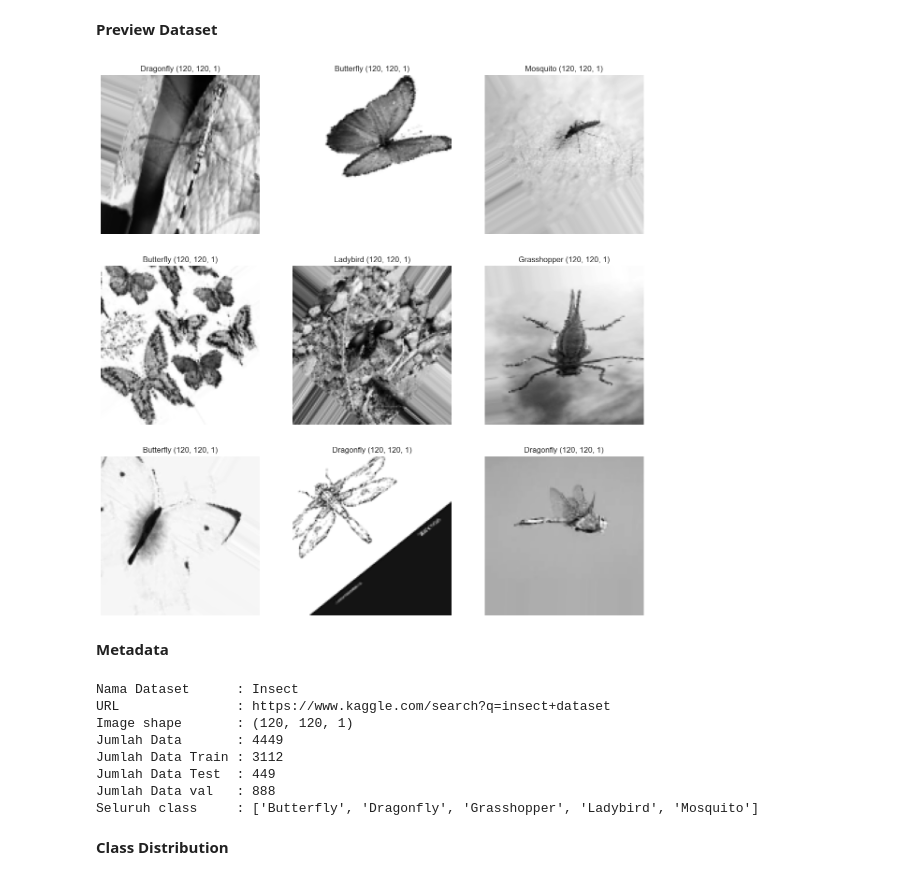
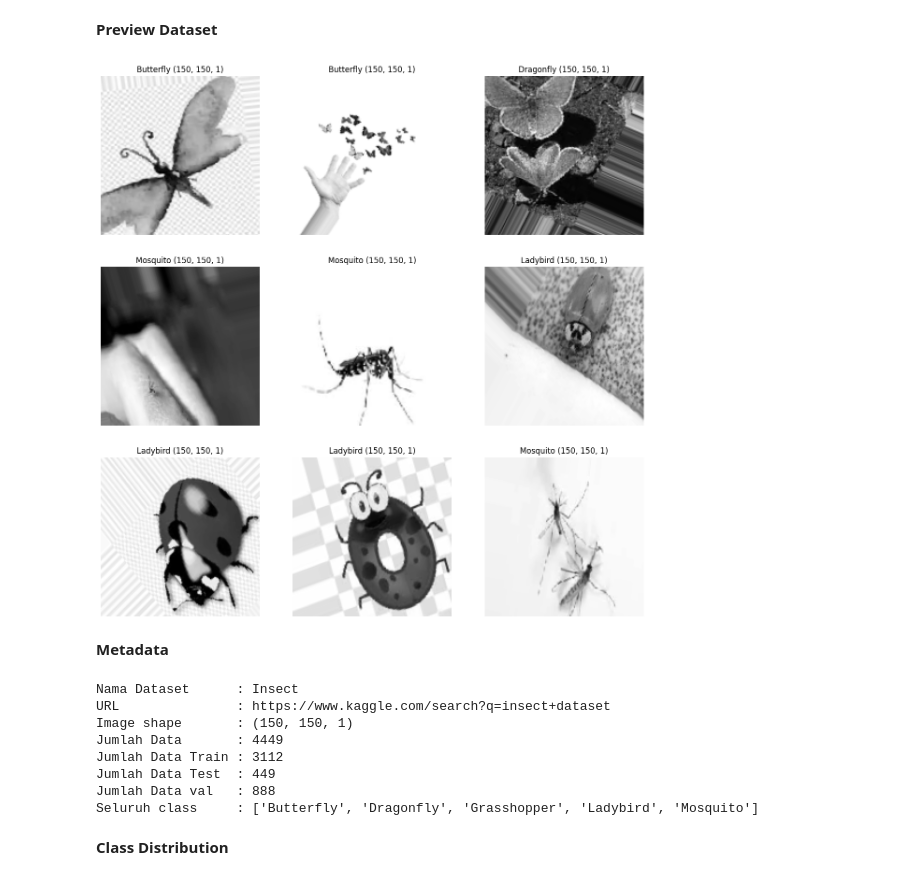
Before and after one commit to riskykrnawan/PA_KB, a Jupyter notebook: PA_KB.ipynb, the cells around one changed output. Drawn from its saved outputs; the diff is of its cells as text; code cells hidden in the pictures.

```diff
--- a/PA_KB.ipynb
+++ b/PA_KB.ipynb
@@ -81,21 +83,21 @@ train_image_generator = ImageDataGenerator(
 
 train = train_image_generator.flow_from_directory(
     train,
-    target_size=(120,120),
+    target_size=(150,150),
     batch_size=batch_size,
     color_mode="grayscale"
 )
 
 test = train_image_generator.flow_from_directory(
     test,
-    target_size=(120,120),
+    target_size=(150,150),
     batch_size=batch_size,
     color_mode="grayscale"
 )
 
 val = train_image_generator.flow_from_directory(
     val,
-    target_size=(120,120),
+    target_size=(150,150),
     batch_size=batch_size,
     color_mode="grayscale"
 )
@@ -119,14 +117,14 @@ classNames
 # %%
 img,label = train.next()
 # Buat folder dlu disesuaikan sama nama di save_to_dir
 plt.figure(figsize=(15,15))
 for i in range(9):
     plt.subplot(3, 3, i + 1)
     plt.imshow(img[i],cmap='gray')
-    plt.title(f'{classNames[tf.argmax(label[i])]} {img[i].shape}')
+    plt.title(f'{class_names[tf.argmax(label[i])]} {img[i].shape}')
     plt.axis('off')
 # %% [output]
-[figure, old version]
+[figure, new version]
 # %% [markdown]
 **Metadata**
 # %%
@@ -174,11 +172,11 @@ print("Jumlah Data       :", getSize())
 print("Jumlah Data Train :", getSizeTrain())
 print("Jumlah Data Test  :", getSizeTest())
 print("Jumlah Data val   :", getSizeVal())
-print("Seluruh class     :", classNames)
+print("Seluruh class     :", class_names)
 # %% [output]
 Nama Dataset      : Insect
 URL               : https://www.kaggle.com/search?q=insect+dataset
-Image shape       : (120, 120, 1)
+Image shape       : (150, 150, 1)
 Jumlah Data       : 4449
 Jumlah Data Train : 3112
 Jumlah Data Test  : 449
```
Also changed, not shown: parts of 17 cells of this notebook, 1 other file.
